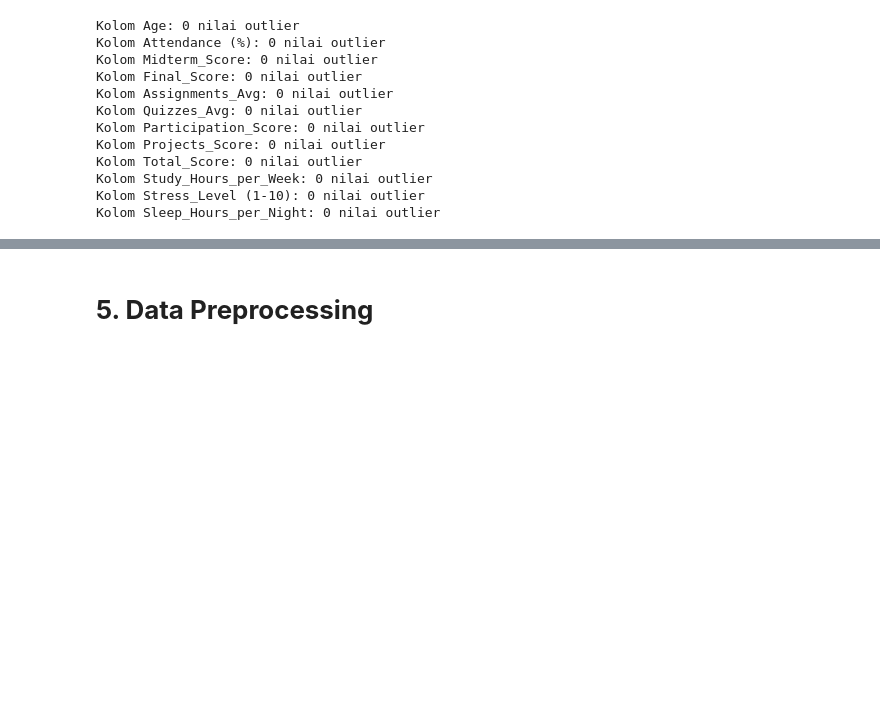
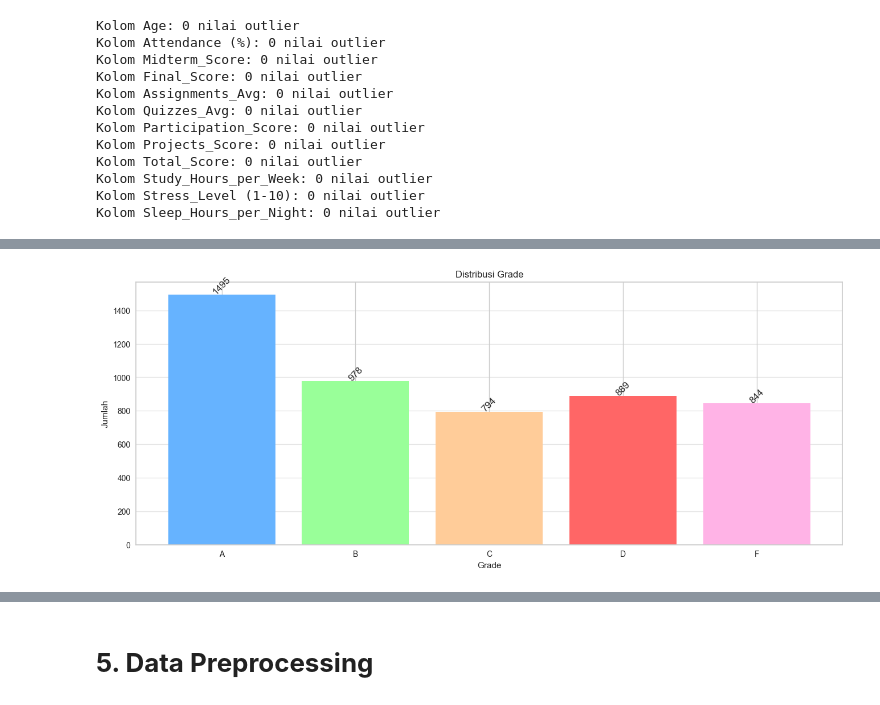
Before and after one commit to Azuredeer/student_performance_behavior, a Jupyter notebook: [Clustering]_Submission_Akhir_BMLP_Your_Name_(Updated).ipynb, the cells around one changed output, grey strips where cells are left out. Cells and saved outputs as stored; diff of their text form; code cells hidden in the pictures; blank space fills up the shorter version.

```diff
--- a/[Clustering]_Submission_Akhir_BMLP_Your_Name_(Updated).ipynb
+++ b/[Clustering]_Submission_Akhir_BMLP_Your_Name_(Updated).ipynb
@@ -195,0 +208,26 @@ Kolom Sleep_Hours_per_Night: 0 nilai outlier
+# %%
+# Menghitung distribusi grade dengan urutan yang benar
+grade_counts = data['Grade'].value_counts().reindex(['A', 'B', 'C', 'D', 'F'], fill_value=0)
+
+# Menentukan x (kategori) dan y (nilai frekuensi)
+x = grade_counts.index
+y = grade_counts.values
+
+# Membuat bar chart
+plt.figure(figsize=(16, 6))
+plt.bar(x, y, color=['#66b3ff','#99ff99','#ffcc99','#ff6666','#ffb3e6'])
+
+# Menambahkan label dan judul
+plt.xlabel('Grade')
+plt.ylabel('Jumlah')
+plt.title('Distribusi Grade')
+plt.grid(axis='y', alpha=0.5)
+
+# Menampilkan nilai di atas setiap bar
+for i, v in enumerate(y):
+    plt.text(i, v + 2, str(v), ha='center', fontsize=12, rotation=45)
+
+# Menampilkan plot
+plt.show()
+# %% [output]
+[figure, added]
```
Also changed, not shown: parts of 26 cells of this notebook, 1 other file.
